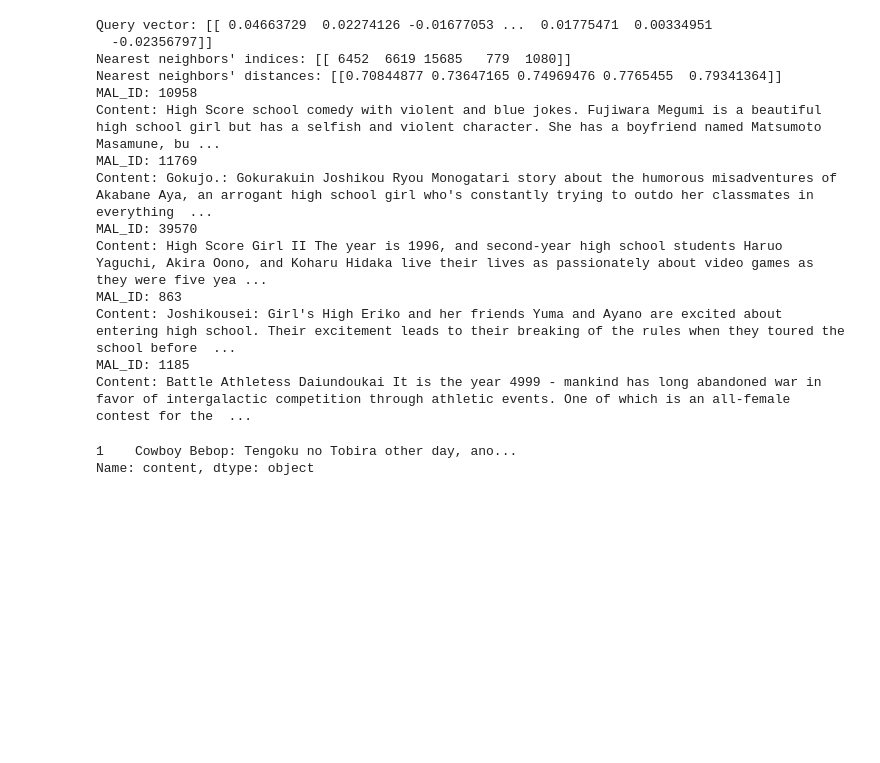
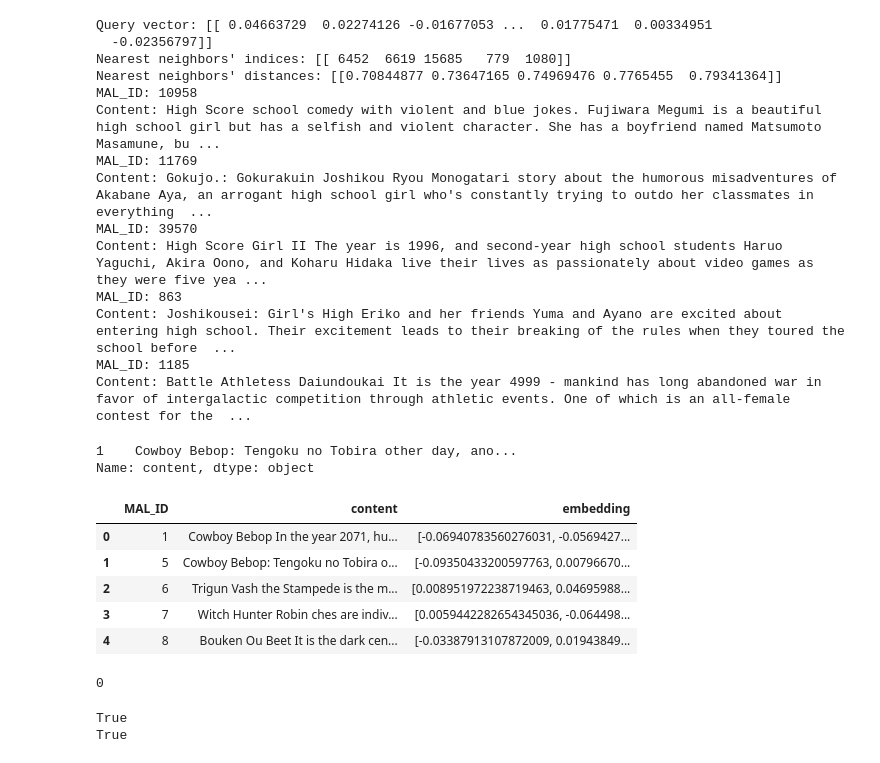
Before and after one commit to Sandeep1904/anime-recomsys, a Jupyter notebook: model.ipynb, the cells around one changed output. Cells and saved outputs as stored; diff of their text form; code cells hidden in the pictures; blank space fills up the shorter version.

Commit message:
changed to sentence transformer

```diff
--- a/model.ipynb
+++ b/model.ipynb
@@ -499,3 +502,58 @@ df.loc[df.MAL_ID == 5, 'content']
 # %% [output]
 1    Cowboy Bebop: Tengoku no Tobira other day, ano...
 Name: content, dtype: object
+# %%
+from sentence_transformers import SentenceTransformer
+
+model_name = "all-MiniLM-L6-v2"
+model = SentenceTransformer(model_name)
+
+def generate_embeddings(df):
+    """
+    Generates embeddings for the 'content' column of a DataFrame.
+    """
+
+    df_copy = df.copy() # Create a copy to avoid modifying the original DataFrame
+
+    # Efficiently generate embeddings in batches
+    batch_size = 64  # Adjust batch size based on your memory capacity
+    all_embeddings = []
+
+    for i in range(0, len(df_copy), batch_size):
+        batch_sentences = df_copy['content'][i:i + batch_size].tolist()
+        embeddings = model.encode(batch_sentences)
+
+        # Convert embeddings to lists (or numpy arrays)
+        embeddings_list = [emb.tolist() for emb in embeddings] # or embeddings_list = [emb for emb in embeddings] if you want to keep them as numpy arrays
+        all_embeddings.extend(embeddings_list) # add the embeddings list to the big list
+
+    df_copy['embedding'] = all_embeddings # assign the big list to the column
+
+    return df_copy
+# %%
+
+df = generate_embeddings(df)
+
+df.head(5)
+
+# To save to a CSV:
+# my_df.to_csv("embeddings_df.csv", index=False)
+# %% [output]
+|  | MAL_ID | content | embedding |
+| 0 | 1 | Cowboy Bebop In the year 2071, hu... | [-0.06940783560276031, -0.0569427... |
+| 1 | 5 | Cowboy Bebop: Tengoku no Tobira o... | [-0.09350433200597763, 0.00796670... |
+| 2 | 6 | Trigun Vash the Stampede is the m... | [0.008951972238719463, 0.04695988... |
+| 3 | 7 | Witch Hunter Robin ches are indiv... | [0.0059442282654345036, -0.064498... |
+| 4 | 8 | Bouken Ou Beet It is the dark cen... | [-0.03387913107872009, 0.01943849... |
+# %%
+df.embedding.isna().sum()
+# %% [output]
+0
+# %%
+import torch
+
+print(torch.backends.mps.is_available())  # Should print True if MPS is available
+print(torch.backends.mps.is_built())
+# %% [output]
+True
+True
```
Also changed, not shown: parts of 3 cells of this notebook, 3 other files.
